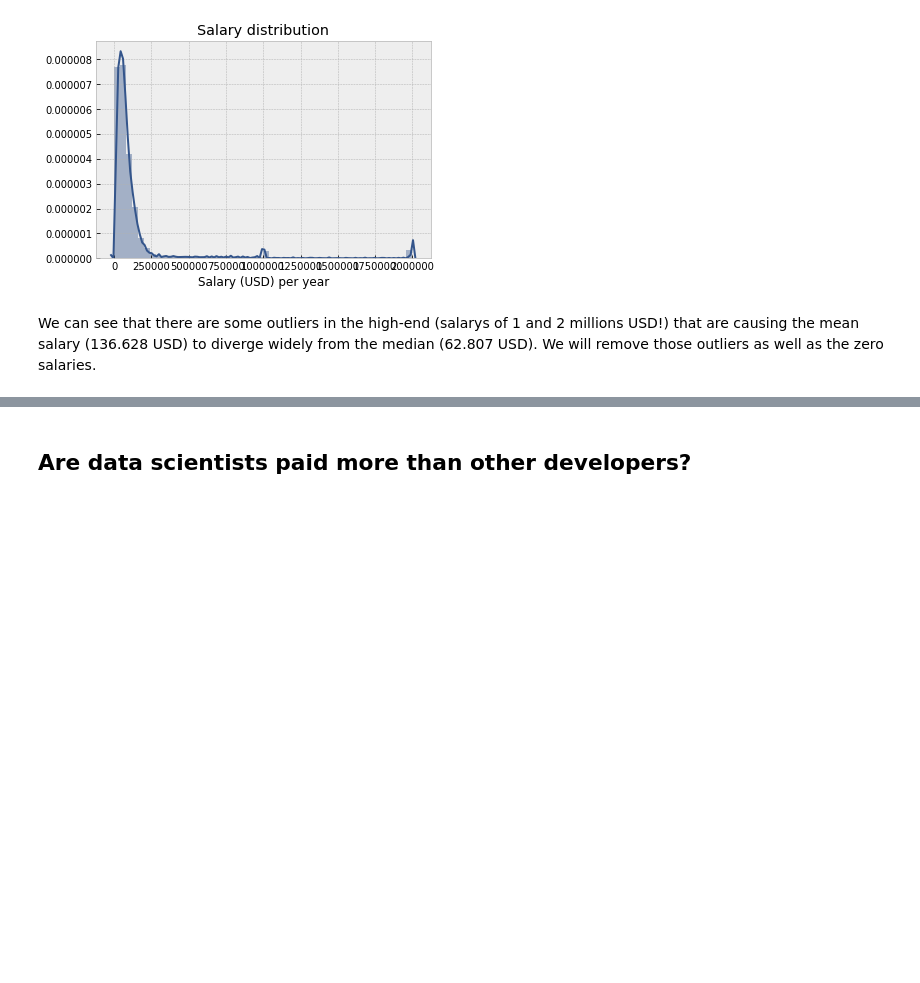
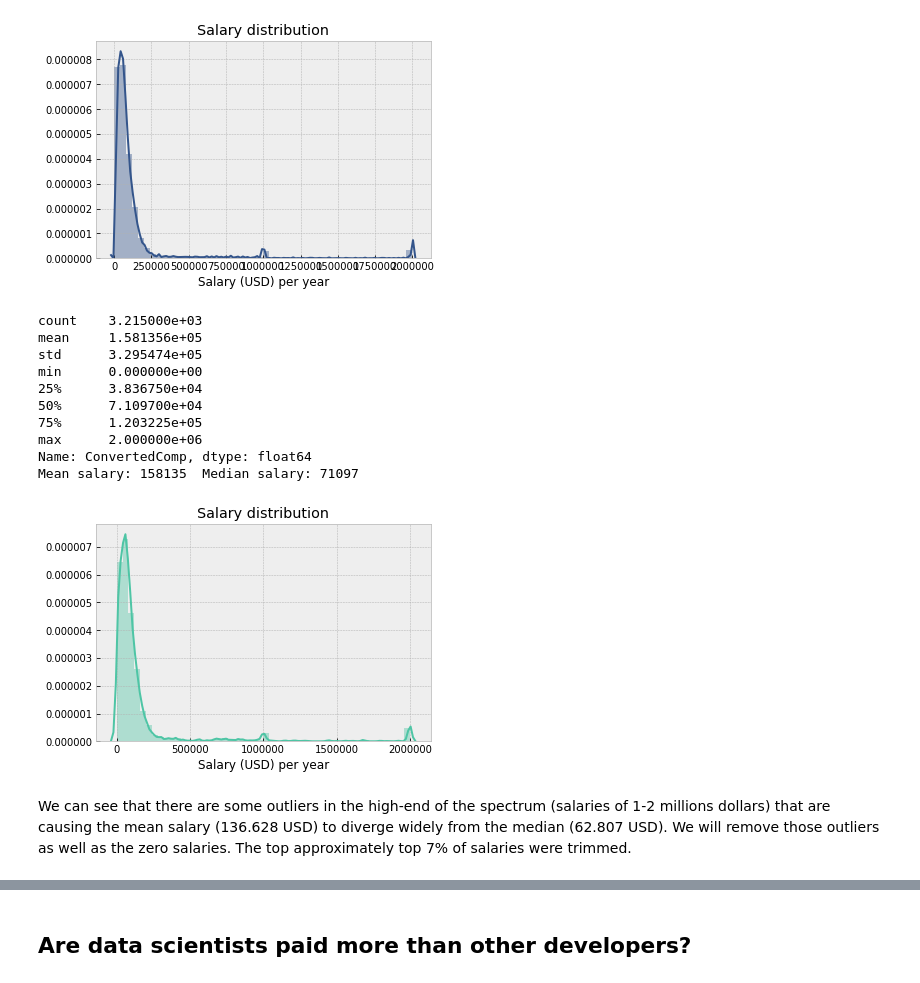
Before and after one commit to leedah/data-scientists-stackoverflow-analysis, a Jupyter notebook: Stackoverflow 2019 Survey.ipynb, the cells around one changed output, grey strips where cells are left out. Cells and saved outputs as stored; diff of their text form; code cells hidden in the pictures; blank space fills up the shorter version.

```diff
--- a/Stackoverflow 2019 Survey.ipynb
+++ b/Stackoverflow 2019 Survey.ipynb
@@ -767,5 +787,30 @@ max      2.000000e+06
 Name: ConvertedComp, dtype: float64
 Mean salary: 136628  Median salary: 62807
 [figure]
+# %%
+# Print statistics and plot salary distribution for data scientists
+
+print(df_ds['ConvertedComp'].describe())
+
+print("Mean salary:", int(df_ds['ConvertedComp'].mean()),
+      " Median salary:", int(df_ds['ConvertedComp'].median()))
+
+ax = sns.distplot(df_ds['ConvertedComp'], color = palette[0])
+ax.set(xlabel='Salary (USD) per year')
+ax.set_title('Salary distribution')
+
+plt.show()
+# %% [output]
+count    3.215000e+03
+mean     1.581356e+05
+std      3.295474e+05
+min      0.000000e+00
+25%      3.836750e+04
+50%      7.109700e+04
+75%      1.203225e+05
+max      2.000000e+06
+Name: ConvertedComp, dtype: float64
+Mean salary: 158135  Median salary: 71097
+[figure, added]
 # %% [markdown]
- We can see that there are some outliers in the high-end (salarys of 1 and 2 millions USD!) that are causing the mean salary (136.628 USD) to diverge widely from the median (62.807 USD). We will remove those outliers as well as the zero salaries.
+We can see that there are some outliers in the high-end of the spectrum (salaries  of 1-2 millions dollars) that are causing the mean salary (136.628 USD) to diverge widely from the median (62.807 USD). We will remove those outliers as well as the zero salaries. The top approximately top 7% of salaries were trimmed.
```
Also changed, not shown: parts of 24 cells of this notebook.
